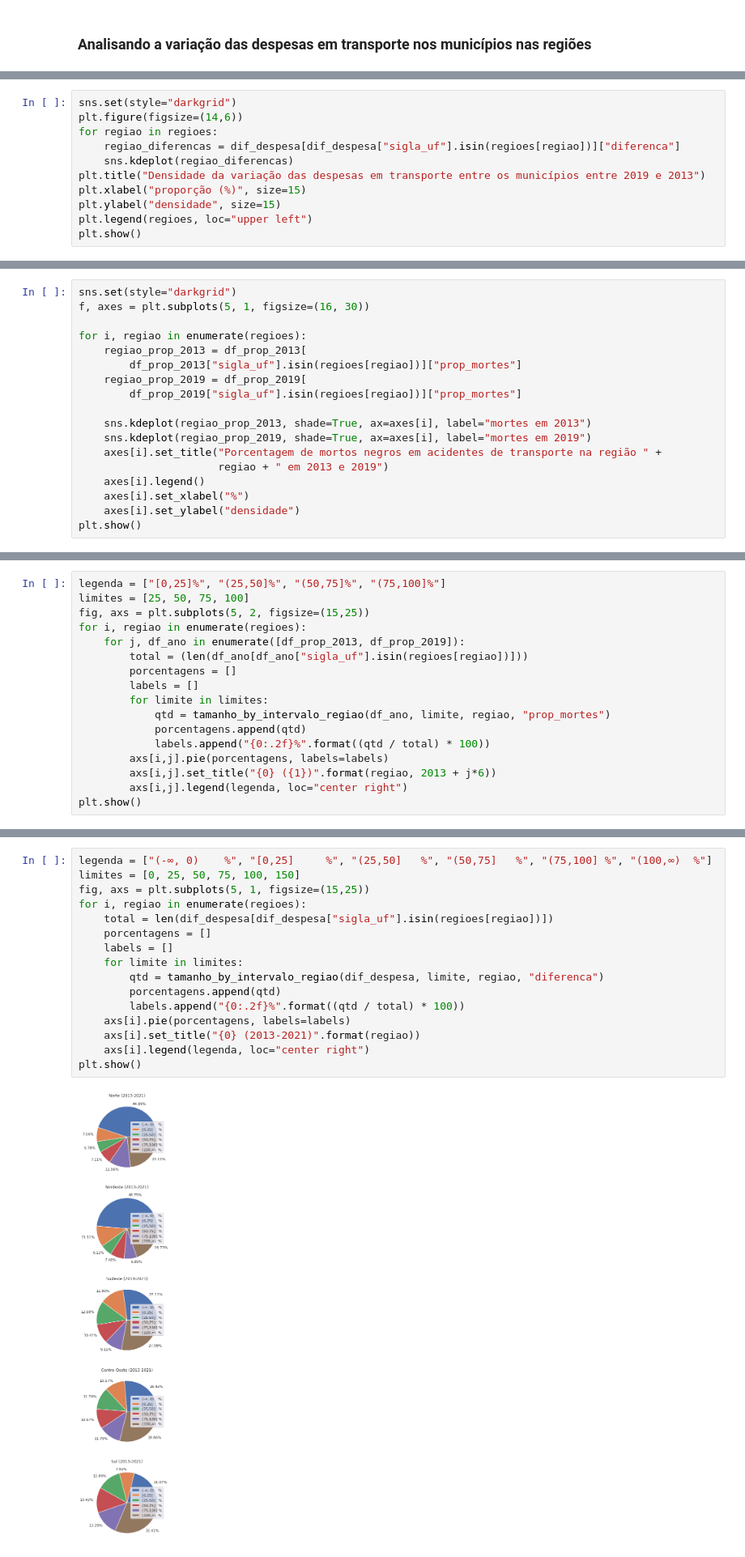
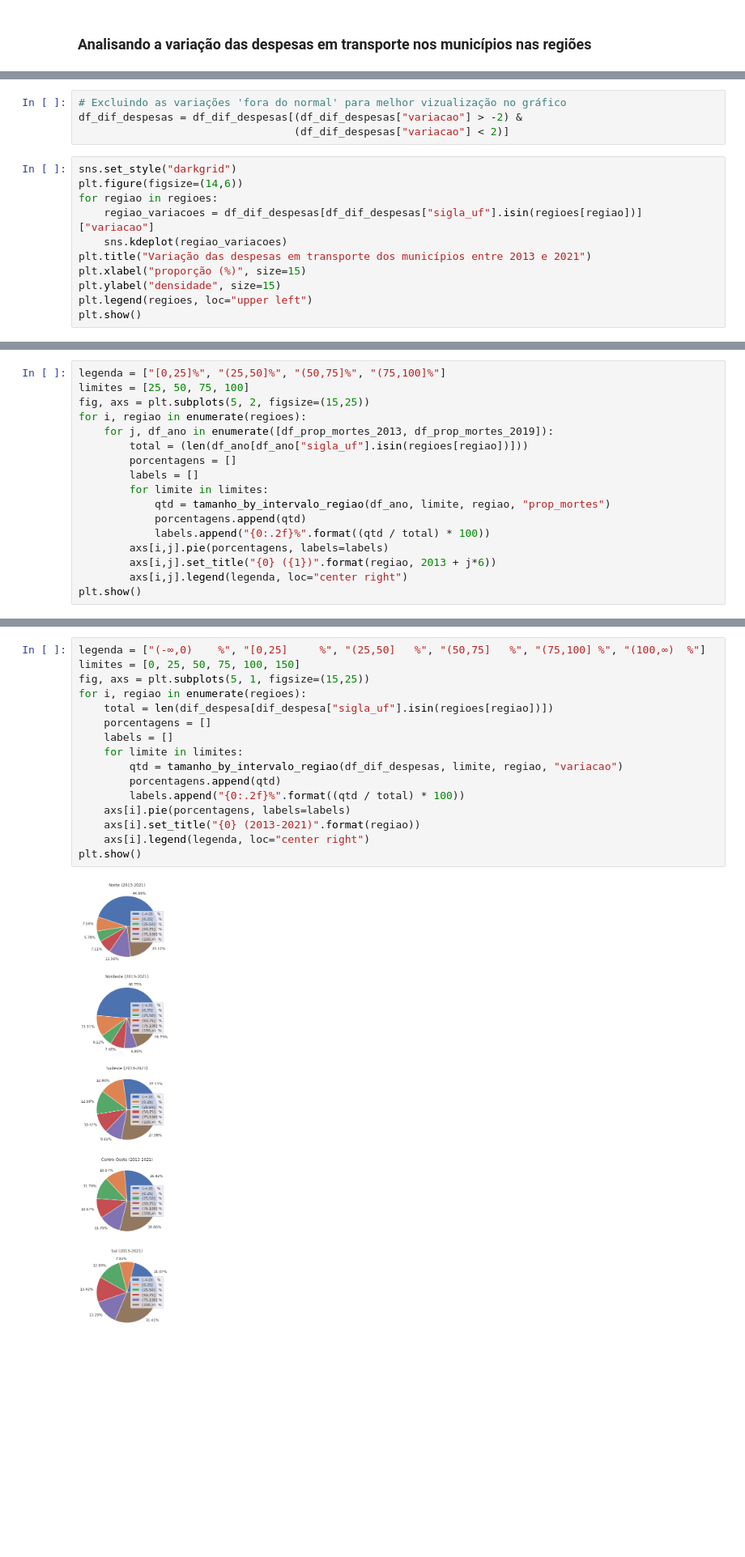
Before and after one commit to saulorcj/tarefas-analytica, a Jupyter notebook: A2/analise_dados.ipynb, the cells around one changed output, grey strips where cells are left out. Shown at 81% size. Drawn from its saved outputs; the diff is of its cells as text; blank space fills up the shorter version.

```diff
--- a/A2/analise_dados.ipynb
+++ b/A2/analise_dados.ipynb
@@ -601,10 +450,14 @@ dif_despesa = dif_despesa[(dif_despesa["diferenca"] > -2) & (dif_despesa["difere
+# %%
+# Excluindo as variações 'fora do normal' para melhor vizualização no gráfico
+df_dif_despesas = df_dif_despesas[(df_dif_despesas["variacao"] > -2) &
+                                  (df_dif_despesas["variacao"] < 2)]
 # %%
-sns.set(style="darkgrid")
+sns.set_style("darkgrid")
 plt.figure(figsize=(14,6))
 for regiao in regioes:
-    regiao_diferencas = dif_despesa[dif_despesa["sigla_uf"].isin(regioes[regiao])]["diferenca"]
-    sns.kdeplot(regiao_diferencas)
-plt.title("Densidade da variação das despesas em transporte entre os municípios entre 2019 e 2013")
+    regiao_variacoes = df_dif_despesas[df_dif_despesas["sigla_uf"].isin(regioes[regiao])]["variacao"]
+    sns.kdeplot(regiao_variacoes)
+plt.title("Variação das despesas em transporte dos municípios entre 2013 e 2021")
 plt.xlabel("proporção (%)", size=15)
 plt.ylabel("densidade", size=15)
 plt.legend(regioes, loc="upper left")
@@ -712,18 +486,0 @@ plt.show()
-# %%
-sns.set(style="darkgrid")
-f, axes = plt.subplots(5, 1, figsize=(16, 30))
-
-for i, regiao in enumerate(regioes):
-    regiao_prop_2013 = df_prop_2013[
-        df_prop_2013["sigla_uf"].isin(regioes[regiao])]["prop_mortes"]
-    regiao_prop_2019 = df_prop_2019[
-        df_prop_2019["sigla_uf"].isin(regioes[regiao])]["prop_mortes"]
-
-    sns.kdeplot(regiao_prop_2013, shade=True, ax=axes[i], label="mortes em 2013")
-    sns.kdeplot(regiao_prop_2019, shade=True, ax=axes[i], label="mortes em 2019")
-    axes[i].set_title("Porcentagem de mortos negros em acidentes de transporte na região " +
-                      regiao + " em 2013 e 2019")
-    axes[i].legend()
-    axes[i].set_xlabel("%")
-    axes[i].set_ylabel("densidade")
-plt.show()
@@ -775,7 +515,7 @@ legenda = ["[0,25]%", "(25,50]%", "(50,75]%", "(75,100]%"]
 limites = [25, 50, 75, 100]
 fig, axs = plt.subplots(5, 2, figsize=(15,25))
 for i, regiao in enumerate(regioes):
-    for j, df_ano in enumerate([df_prop_2013, df_prop_2019]):
+    for j, df_ano in enumerate([df_prop_mortes_2013, df_prop_mortes_2019]):
         total = (len(df_ano[df_ano["sigla_uf"].isin(regioes[regiao])]))
         porcentagens = []
         labels = []
@@ -809,18 +532,18 @@ dif_despesa
 # %%
-legenda = ["(-∞, 0)    %", "[0,25]     %", "(25,50]   %", "(50,75]   %", "(75,100] %", "(100,∞)  %"]
+legenda = ["(-∞,0)    %", "[0,25]     %", "(25,50]   %", "(50,75]   %", "(75,100] %", "(100,∞)  %"]
 limites = [0, 25, 50, 75, 100, 150]
 fig, axs = plt.subplots(5, 1, figsize=(15,25))
 for i, regiao in enumerate(regioes):
     total = len(dif_despesa[dif_despesa["sigla_uf"].isin(regioes[regiao])])
     porcentagens = []
     labels = []
     for limite in limites:
-        qtd = tamanho_by_intervalo_regiao(dif_despesa, limite, regiao, "diferenca")
+        qtd = tamanho_by_intervalo_regiao(df_dif_despesas, limite, regiao, "variacao")
         porcentagens.append(qtd)
         labels.append("{0:.2f}%".format((qtd / total) * 100))
     axs[i].pie(porcentagens, labels=labels)
     axs[i].set_title("{0} (2013-2021)".format(regiao))
     axs[i].legend(legenda, loc="center right")
 plt.show()
 # %% [output]
-[figure, old version]
+[figure, new version]
```
Also changed, not shown: parts of 107 cells of this notebook, 1 other file.
